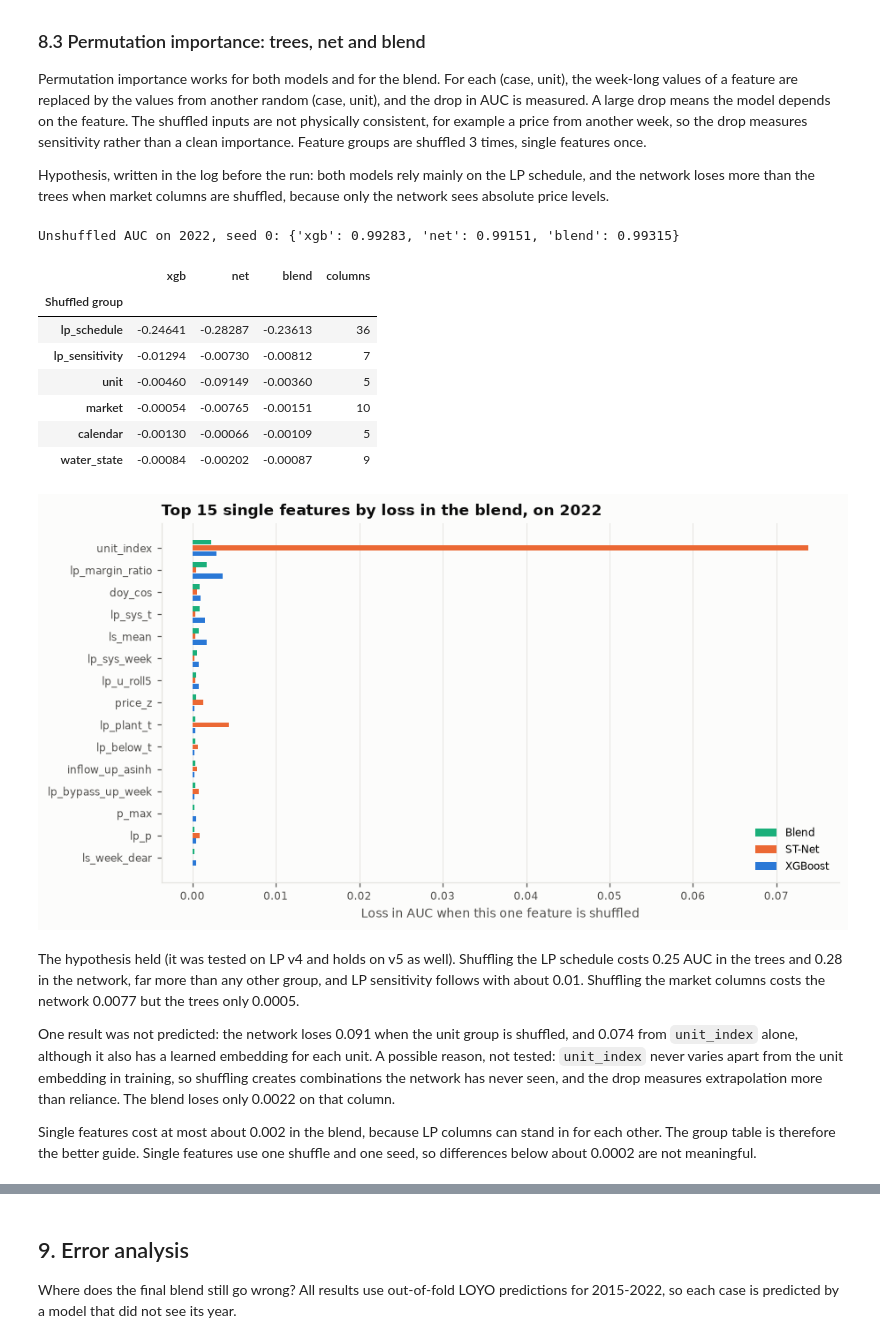
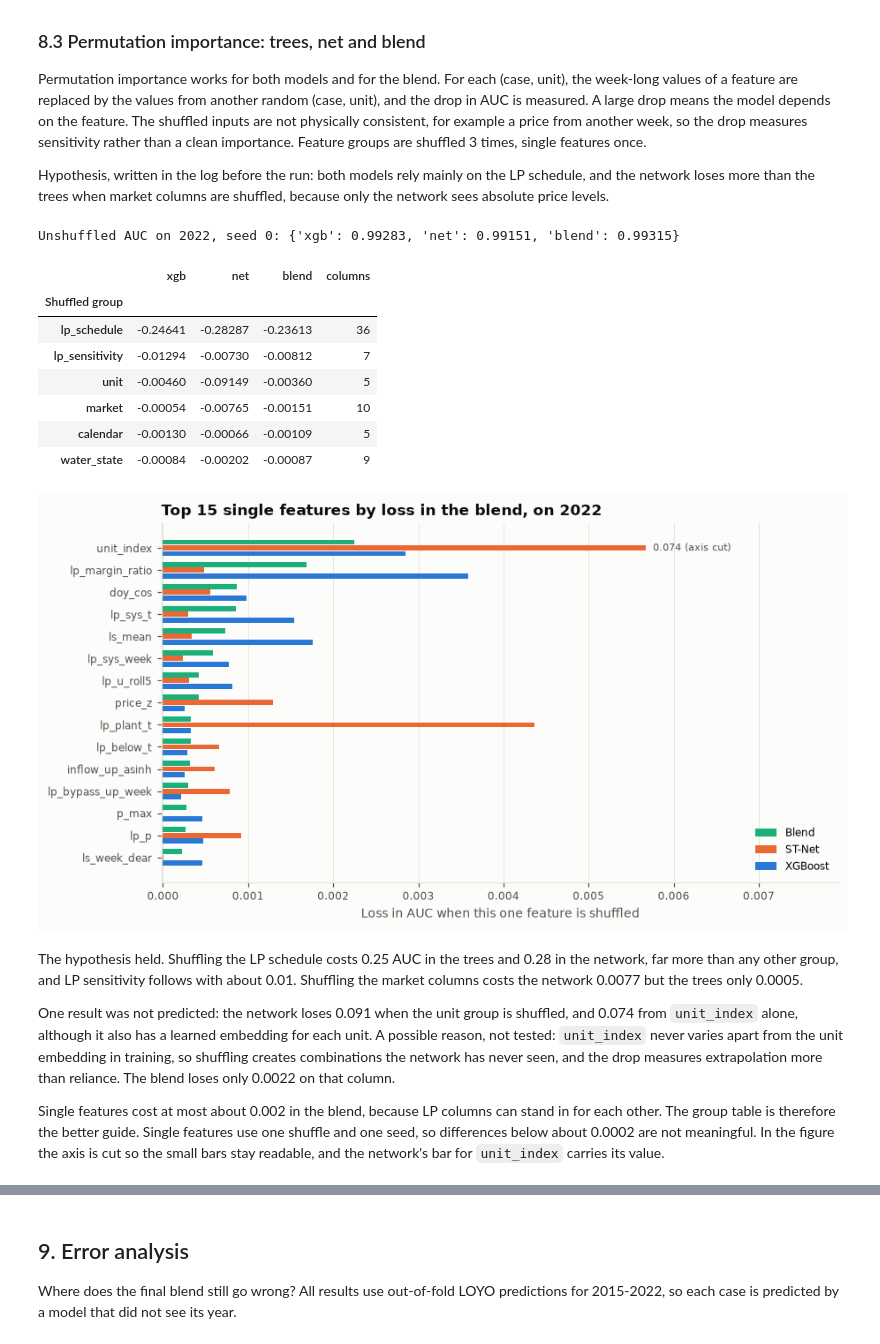
Before and after one commit to MartinNordli/Unit-Commitment-Problem, a Jupyter notebook: submission/Report.ipynb, the cells around one changed output, grey strips where cells are left out. Saved outputs shown, nothing was run; the diff lists cells and outputs as text; code cells hidden in the pictures.

```diff
--- a/submission/Report.ipynb
+++ b/submission/Report.ipynb
@@ -301,7 +395,8 @@ Reservoir fill, mean over days: {'Kjelavatn': 0.5, 'Staavatn': 0.57, 'Langesae':
 
 **Adversarial validation.** To test the last point more strictly, I trained a classifier to tell test hours from training hours. If it cannot (AUC near 0.5), the test years look like the training years. Training and validation alternate in 60-day blocks, so overlapping cases stay together. Calendar and unit columns are left out, since dates alone would let the classifier memorise which period is test.
 # %%
-dr = json.load(open("artifacts/drift.json")); display(pd.DataFrame(dr).T.assign(auc=lambda d: d.auc.astype(float).round(3)).rename_axis("Feature set").rename(columns={"n": "columns", "auc": "adversarial AUC", "top": "most used columns"}))
+dr = json.load(open("artifacts/drift.json"))
+display(pd.DataFrame(dr).T.assign(auc=lambda d: d.auc.astype(float).round(3)).rename_axis("Feature set").rename(columns={"n": "columns", "auc": "adversarial AUC", "top": "most used columns"}))
 # %% [output]
 |  | columns | adversarial AUC | most used columns |
 | Feature set |  |  |  |
@@ -377,7 +472,8 @@ Version 5 ranks about as well as version 4 on its own (table above), but its wee
 
 The table below lists the feature groups of the final models. The six absolute price columns printed under it are used only by the neural network in notebook 1.
 # %%
-interp = json.load(open("artifacts/interp_final.json")); G = interp["groups"]
+interp = json.load(open("artifacts/interp_final.json"))
+G = interp["groups"]
 display(pd.DataFrame([dict(group=k, columns=len(v), examples=", ".join(v[:7]) + (" ..." if len(v) > 7 else "")) for k, v in G.items()]).set_index("group"))
 print("Dropped from trees (ST-Net in notebook 1 keeps them):", open("artifacts/scale_cols.txt").read().strip())
 # %% [output]
@@ -614,7 +733,9 @@ The course asks that the hyperparameters in the short notebooks are explained. F
 
 **Blend weight.** 0.7 for XGBoost and 0.3 for ST-Net, fixed before the last round of experiments. The table below shows that validation is flat between 0.6 and 0.8, and nested weights on an earlier set of models were 0.65-0.70 in every fold. The final weight itself was not chosen nested.
 # %%
-f = lambda a, b, w: w * a + (1 - w) * b; okf = np.isfinite(XF).all((1, 2)); W = [.5, .6, .7, .8, .9, 1.]
+f = lambda a, b, w: w * a + (1 - w) * b
+okf = np.isfinite(XF).all((1, 2))
+W = [.5, .6, .7, .8, .9, 1.]
 display(pd.DataFrame({"Tree weight": W, "LOYO": [auc(Y, f(XT, NT, w)) for w in W], "Forward": [auc(Y[okf], f(XF, NF, w)[okf]) for w in W]}).round(5).set_index("Tree weight").T)
 print("Correlation between tree and net logits:", round(np.corrcoef(XT.ravel(), NT.ravel())[0, 1], 3))
 # %% [output]
@@ -687,25 +843,44 @@ Permutation importance works for both models and for the blend. For each (case,
 
 Hypothesis, written in the log before the run: both models rely mainly on the LP schedule, and the network loses more than the trees when market columns are shuffled, because only the network sees absolute price levels.
 # %%
-gi = pd.DataFrame(interp["group"]).T[["xgb", "net", "blend"]]; gi["columns"] = [len(G[k]) for k in gi.index]; print("Unshuffled AUC on 2022, seed 0:", {k: round(v, 5) for k, v in interp["base"].items()}); display(gi.sort_values("blend").round(5).rename_axis("Shuffled group"))
-si = pd.DataFrame(interp["single"]).T; si = si.sort_values("blend").head(15)[::-1]; fig, ax = plt.subplots(figsize=(9, 4.8)); yy = np.arange(len(si)); w_ = .26
-for k, (m_, col) in enumerate((("xgb", BLUE), ("net", ORANGE), ("blend", AQUA))): ax.barh(yy + (k - 1) * w_, -si[m_], height=w_ * .9, color=col, label={"xgb": "XGBoost", "net": "ST-Net", "blend": "Blend"}[m_])
-ax.set_yticks(yy, si.index); ax.grid(axis="y", visible=False); ax.set_xlabel("Loss in AUC when this one feature is shuffled"); ax.set_title("Top 15 single features by loss in the blend, on 2022"); hl, lb = ax.get_legend_handles_labels(); ax.legend(hl[::-1], lb[::-1], loc="lower right"); plt.show()
+gi = pd.DataFrame(interp["group"]).T[["xgb", "net", "blend"]]
+gi["columns"] = [len(G[k]) for k in gi.index]
+print("Unshuffled AUC on 2022, seed 0:", {k: round(v, 5) for k, v in interp["base"].items()})
+display(gi.sort_values("blend").round(5).rename_axis("Shuffled group"))
+si = pd.DataFrame(interp["single"]).T
+si = si.sort_values("blend").head(15)[::-1]
+fig, ax = plt.subplots(figsize=(9, 4.8))
+yy = np.arange(len(si))
+w_ = .26
+loss = -si[["xgb", "net", "blend"]]
+cut = float(np.sort(loss.values.ravel())[-2]) * 1.3  # the axis is cut above the second largest loss
+for k, (m_, col) in enumerate((("xgb", BLUE), ("net", ORANGE), ("blend", AQUA))):
+    ax.barh(yy + (k - 1) * w_, np.minimum(loss[m_], cut), height=w_ * .9, color=col, label={"xgb": "XGBoost", "net": "ST-Net", "blend": "Blend"}[m_])
+    for j in np.where(loss[m_].values > cut)[0]:
+        ax.text(cut, yy[j] + (k - 1) * w_, f"  {loss[m_].values[j]:.3f} (axis cut)", va="center", fontsize=7.5, color=MUTED)
+ax.set_xlim(min(0., float(loss.values.min()) * 1.2), cut * 1.4)
+ax.set_yticks(yy, si.index)
+ax.grid(axis="y", visible=False)
+ax.set_xlabel("Loss in AUC when this one feature is shuffled")
+ax.set_title("Top 15 single features by loss in the blend, on 2022")
+hl, lb = ax.get_legend_handles_labels()
+ax.legend(hl[::-1], lb[::-1], loc="lower right")
+plt.show()
 # %% [output]
 Unshuffled AUC on 2022, seed 0: {'xgb': 0.99283, 'net': 0.99151, 'blend': 0.99315}
 |  | xgb | net | blend | columns |
 | Shuffled group |  |  |  |  |
 | lp_schedule | -0.24641 | -0.28287 | -0.23613 | 36 |
 | lp_sensitivity | -0.01294 | -0.00730 | -0.00812 | 7 |
 | unit | -0.00460 | -0.09149 | -0.00360 | 5 |
 | market | -0.00054 | -0.00765 | -0.00151 | 10 |
 | calendar | -0.00130 | -0.00066 | -0.00109 | 5 |
 | water_state | -0.00084 | -0.00202 | -0.00087 | 9 |
-[figure, old version]
+[figure, new version]
 # %% [markdown]
-The hypothesis held (it was tested on LP v4 and holds on v5 as well). Shuffling the LP schedule costs 0.25 AUC in the trees and 0.28 in the network, far more than any other group, and LP sensitivity follows with about 0.01. Shuffling the market columns costs the network 0.0077 but the trees only 0.0005.
+The hypothesis held. Shuffling the LP schedule costs 0.25 AUC in the trees and 0.28 in the network, far more than any other group, and LP sensitivity follows with about 0.01. Shuffling the market columns costs the network 0.0077 but the trees only 0.0005.
 
 One result was not predicted: the network loses 0.091 when the unit group is shuffled, and 0.074 from `unit_index` alone, although it also has a learned embedding for each unit. A possible reason, not tested: `unit_index` never varies apart from the unit embedding in training, so shuffling creates combinations the network has never seen, and the drop measures extrapolation more than reliance. The blend loses only 0.0022 on that column.
 
-Single features cost at most about 0.002 in the blend, because LP columns can stand in for each other. The group table is therefore the better guide. Single features use one shuffle and one seed, so differences below about 0.0002 are not meaningful.
+Single features cost at most about 0.002 in the blend, because LP columns can stand in for each other. The group table is therefore the better guide. Single features use one shuffle and one seed, so differences below about 0.0002 are not meaningful. In the figure the axis is cut so the small bars stay readable, and the network's bar for `unit_index` carries its value.
 # %% [markdown]
```
Also changed, not shown: parts of 35 cells of this notebook, 3 other files.
